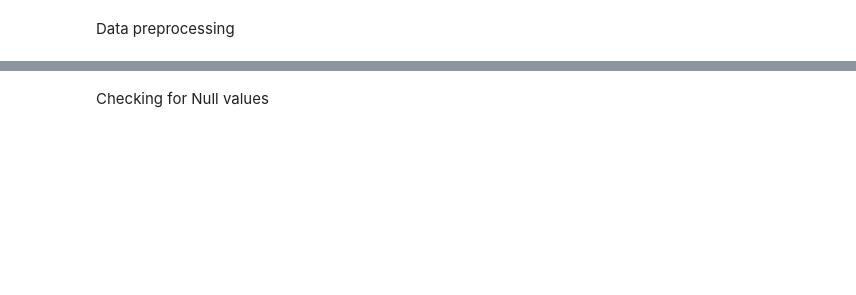
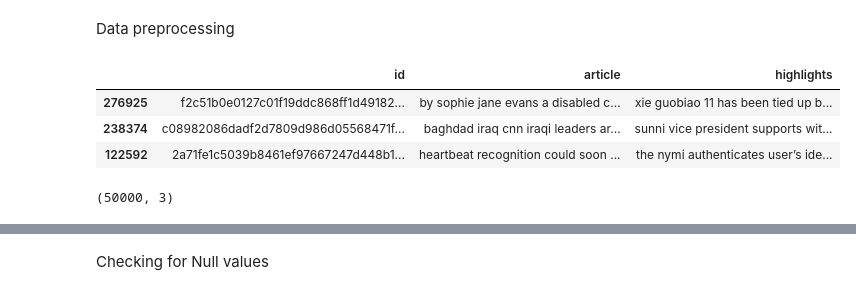
Before and after one commit to Angel-dash/Abstractive-Text-Summarization, a Jupyter notebook: DL.ipynb, the cells around one changed output, grey strips where cells are left out. Drawn from its saved outputs; the diff is of its cells as text; code cells hidden in the pictures; blank space fills up the shorter version.

```diff
--- a/DL.ipynb
+++ b/DL.ipynb
@@ -34,10 +42,17 @@ data_validation=pd.read_csv('/content/cnn_dailymail/validation.csv')
 # %% [markdown]
 Data preprocessing
 # %%
-data_train.head(3)
+new_df.head(3)
+# %% [output]
+|  | id | article | highlights |
+| 276925 | f2c51b0e0127c01f19ddc868ff1d49182... | by sophie jane evans a disabled c... | xie guobiao 11 has been tied up b... |
+| 238374 | c08982086dadf2d7809d986d05568471f... | baghdad iraq cnn iraqi leaders ar... | sunni vice president supports wit... |
+| 122592 | 2a71fe1c5039b8461ef97667247d448b1... | heartbeat recognition could soon ... | the nymi authenticates user’s ide... |
 # %%
 data = pd.concat([data_train, data_test, data_validation ])
 train_df = data
 # %%
-train_df.shape
+new_df.shape
+# %% [output]
+(50000, 3)
 # %%
```
Also changed, not shown: parts of 35 cells of this notebook.
